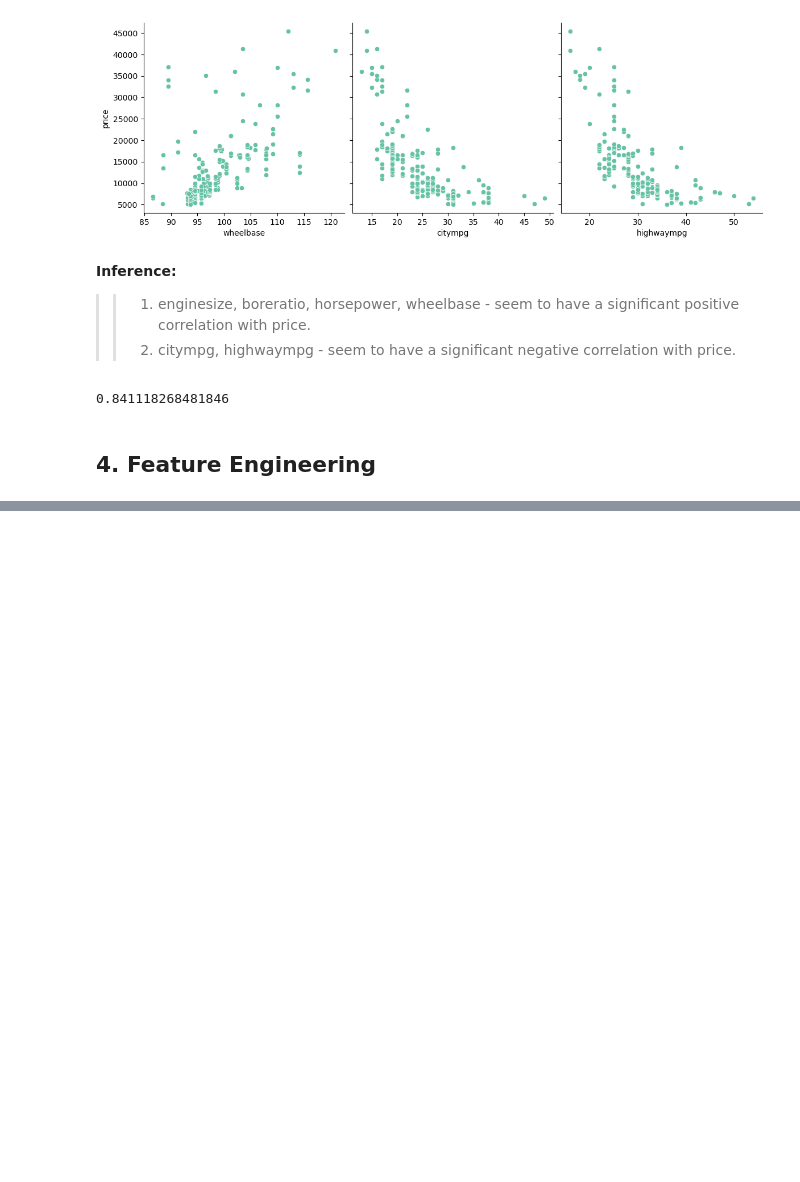
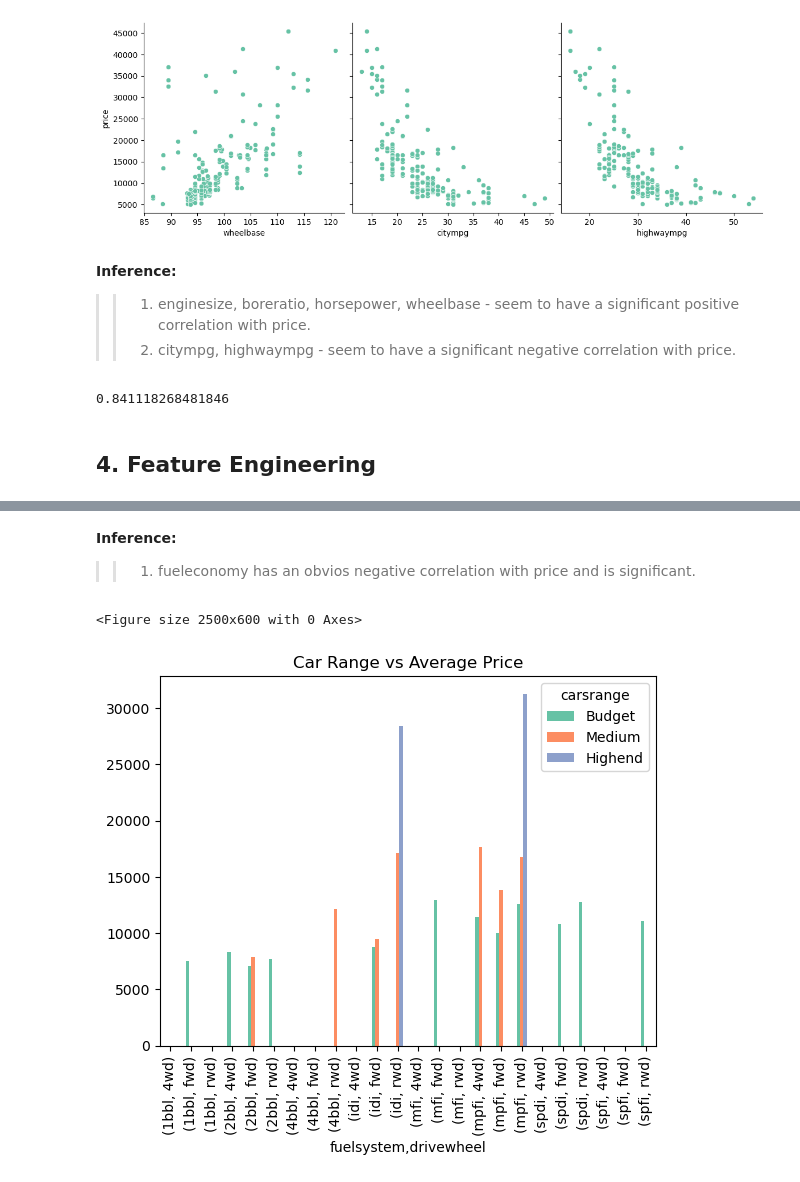
Before and after one commit to Future-28/ml_car_price_prediction, a Jupyter notebook: car_prediction.ipynb, the cells around one changed output, grey strips where cells are left out. Cells and saved outputs as stored; diff of their text form; code cells hidden in the pictures; blank space fills up the shorter version.

```diff
--- a/car_prediction.ipynb
+++ b/car_prediction.ipynb
@@ -338,0 +374,13 @@ np.corrcoef(cars['carlength'], cars['carwidth'])[0, 1]
+# %% [markdown]
+**Inference:** <br>
+> > 1. fueleconomy has an obvios negative correlation with price and is significant.
+# %%
+plt.figure(figsize=(25, 6))
+
+df = pd.DataFrame(cars.groupby(['fuelsystem','drivewheel','carsrange'])['price'].mean().unstack(fill_value=0))
+df.plot.bar()
+plt.title('Car Range vs Average Price')
+plt.show()
+# %% [output]
+<Figure size 2500x600 with 0 Axes>
+[figure, added]
```
Also changed, not shown: parts of 43 cells of this notebook.
